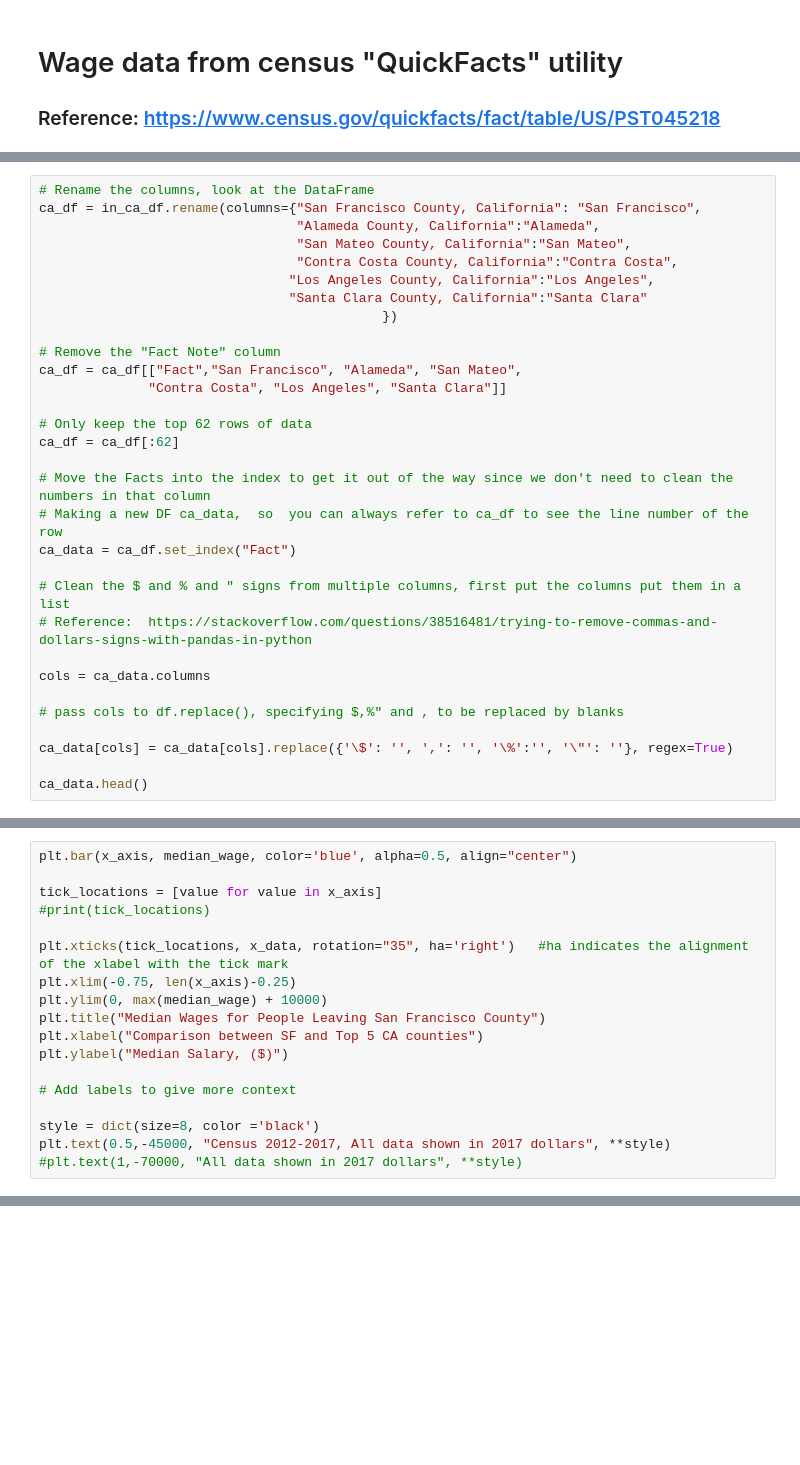
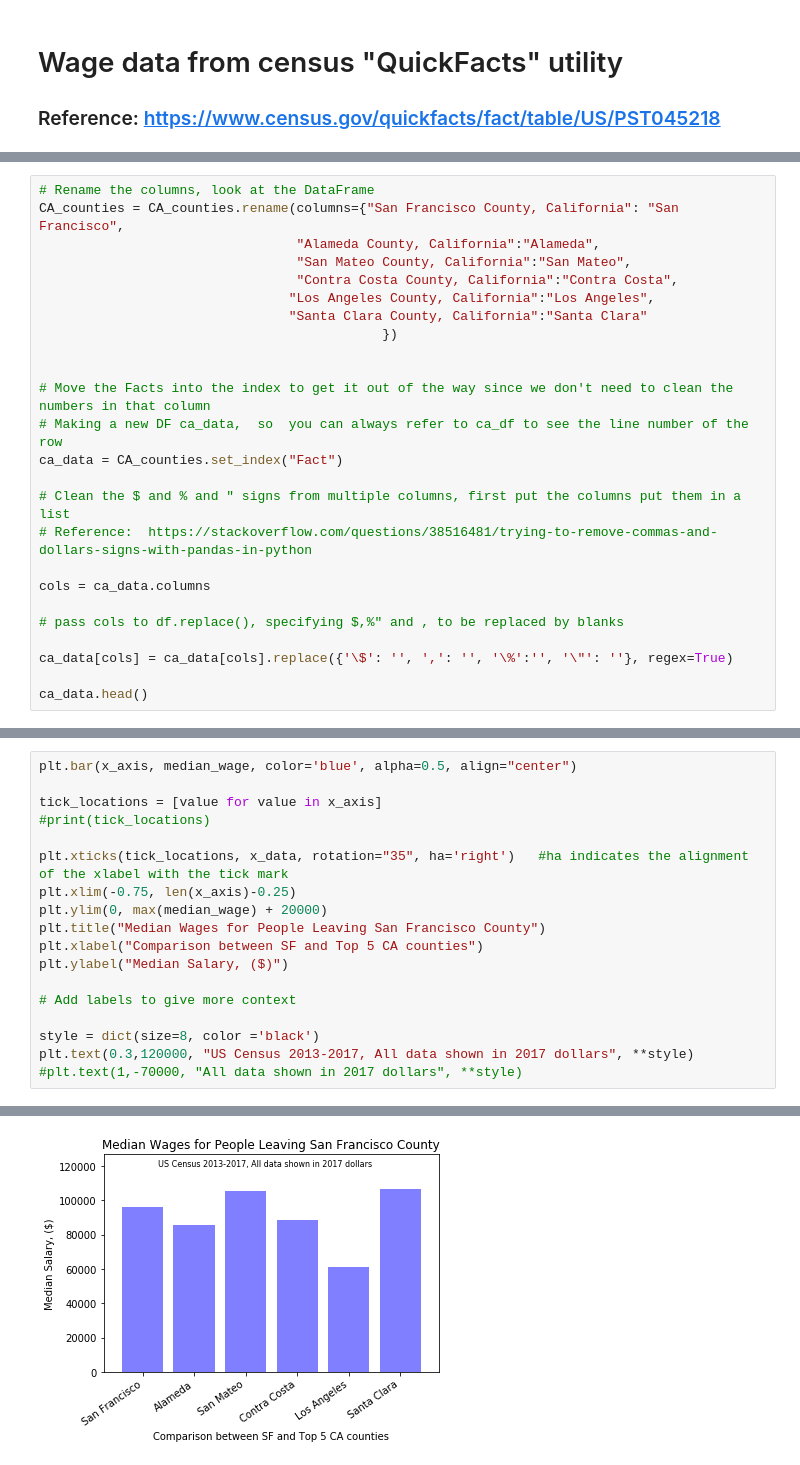
Before and after one commit to vanessaoakes/Escape-the-Bay, a Jupyter notebook: Wagedata.ipynb, the cells around one changed output, grey strips where cells are left out. Drawn from its saved outputs; the diff is of its cells as text; blank space fills up the shorter version.

```diff
--- a/Wagedata.ipynb
+++ b/Wagedata.ipynb
@@ -34,6 +104,6 @@ in_ca_df.head()
 # %%
 # Rename the columns, look at the DataFrame
-ca_df = in_ca_df.rename(columns={"San Francisco County, California": "San Francisco",
+CA_counties = CA_counties.rename(columns={"San Francisco County, California": "San Francisco",
                                  "Alameda County, California":"Alameda",
                                  "San Mateo County, California":"San Mateo",
                                  "Contra Costa County, California":"Contra Costa",
@@ -41,16 +111,10 @@ ca_df = in_ca_df.rename(columns={"San Francisco County, California": "San Franci
                                 "Santa Clara County, California":"Santa Clara"
                                             })
 
-# Remove the "Fact Note" column
-ca_df = ca_df[["Fact","San Francisco", "Alameda", "San Mateo",
-              "Contra Costa", "Los Angeles", "Santa Clara"]]
-
-# Only keep the top 62 rows of data
-ca_df = ca_df[:62]
 
 # Move the Facts into the index to get it out of the way since we don't need to clean the numbers in that column
 # Making a new DF ca_data,  so  you can always refer to ca_df to see the line number of the row
-ca_data = ca_df.set_index("Fact")
+ca_data = CA_counties.set_index("Fact")
 
 # Clean the $ and % and " signs from multiple columns, first put the columns put them in a list
 # Reference:  https://stackoverflow.com/questions/38516481/trying-to-remove-commas-and-dollars-signs-with-pandas-in-python
@@ -94,7 +181,7 @@ tick_locations = [value for value in x_axis]
 
 plt.xticks(tick_locations, x_data, rotation="35", ha='right')   #ha indicates the alignment of the xlabel with the tick mark
 plt.xlim(-0.75, len(x_axis)-0.25)
-plt.ylim(0, max(median_wage) + 10000)
+plt.ylim(0, max(median_wage) + 20000)
 plt.title("Median Wages for People Leaving San Francisco County")
 plt.xlabel("Comparison between SF and Top 5 CA counties")
 plt.ylabel("Median Salary, ($)")
@@ -102,5 +189,6 @@ plt.ylabel("Median Salary, ($)")
 # Add labels to give more context
 
 style = dict(size=8, color ='black')
-plt.text(0.5,-45000, "Census 2012-2017, All data shown in 2017 dollars", **style)
+plt.text(0.3,120000, "US Census 2013-2017, All data shown in 2017 dollars", **style)
 #plt.text(1,-70000, "All data shown in 2017 dollars", **style)
+# %% [output]
@@ -106,0 +196 @@ plt.text(0.5,-45000, "Census 2012-2017, All data shown in 2017 dollars", **style
+[figure, added]
```
Also changed, not shown: parts of 16 cells of this notebook.
